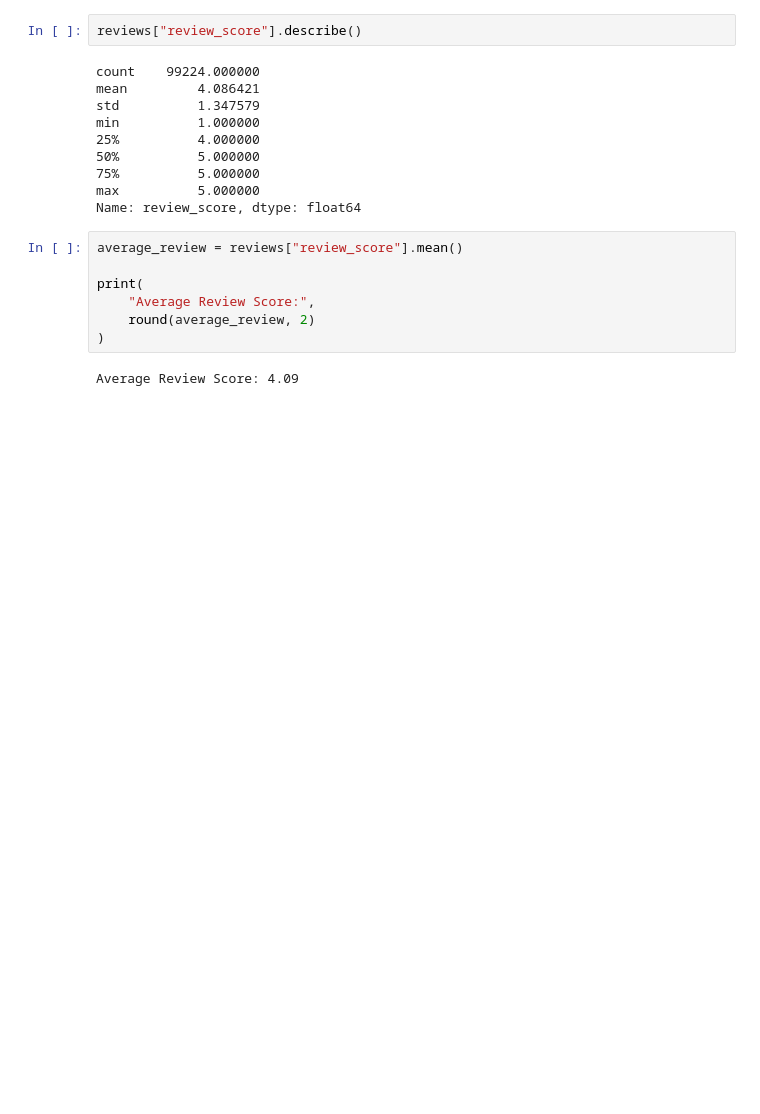
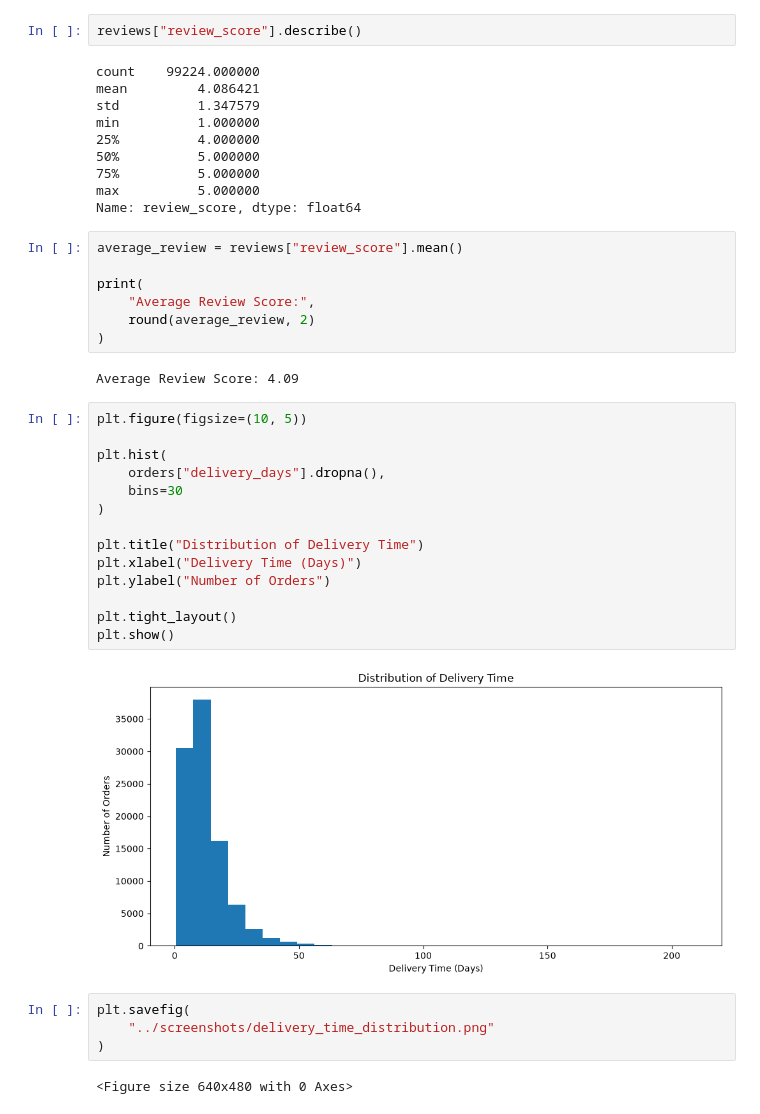
Before and after one commit to DRPatel75/Logistics_Data_Analysis, a Jupyter notebook: notebooks/01_data_exploration.ipynb, the cells around one changed output. Drawn from its saved outputs; the diff is of its cells as text; blank space fills up the shorter version.

Commit message:
Add delivery time distribution screenshot generated by Matplotlib

```diff
--- a/notebooks/01_data_exploration.ipynb
+++ b/notebooks/01_data_exploration.ipynb
@@ -183,3 +183,25 @@ print(
 )
 # %% [output]
 Average Review Score: 4.09
+# %%
+plt.figure(figsize=(10, 5))
+
+plt.hist(
+    orders["delivery_days"].dropna(),
+    bins=30
+)
+
+plt.title("Distribution of Delivery Time")
+plt.xlabel("Delivery Time (Days)")
+plt.ylabel("Number of Orders")
+
+plt.tight_layout()
+plt.show()
+# %% [output]
+[figure, added]
+# %%
+plt.savefig(
+    "../screenshots/delivery_time_distribution.png"
+)
+# %% [output]
+<Figure size 640x480 with 0 Axes>
```
Also changed, not shown: 1 other file.
